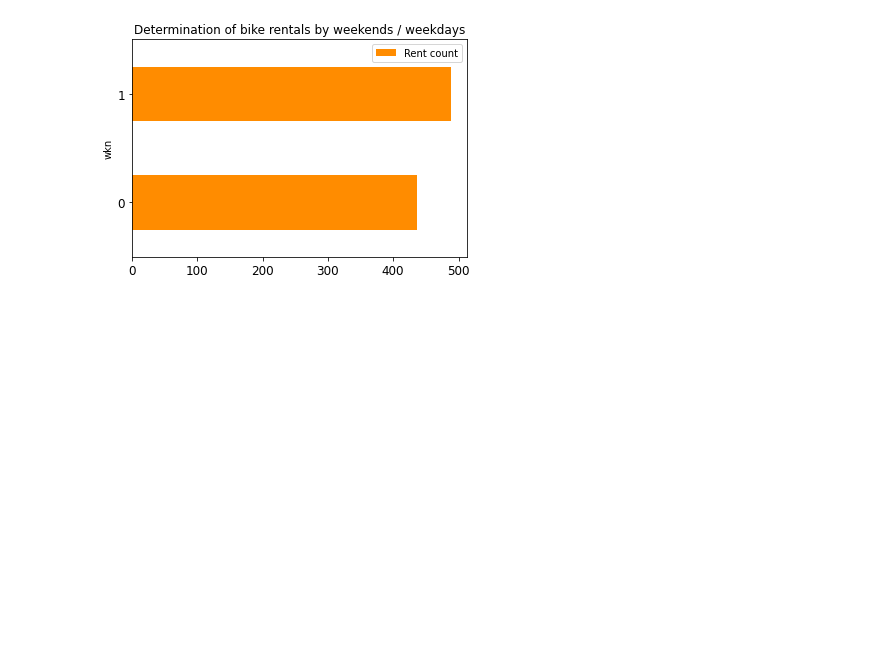
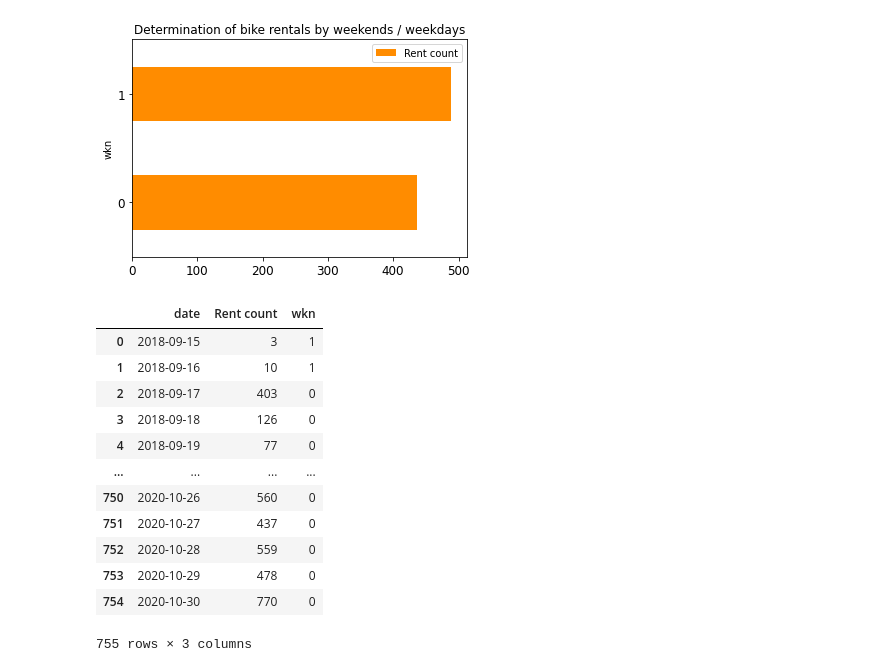
Before and after one commit to tompoles/Portfolio, a Jupyter notebook: Edinbourgh_bikes_engeto_project.ipynb, the cells around one changed output. Cells and saved outputs as stored; diff of their text form; code cells hidden in the pictures; blank space fills up the shorter version.

```diff
--- a/Edinbourgh_bikes_engeto_project.ipynb
+++ b/Edinbourgh_bikes_engeto_project.ipynb
@@ -615,0 +645,16 @@ wkn_df
+# %%
+df_dem
+# %% [output]
+|  | date | Rent count | wkn |
+| 0 | 2018-09-15 | 3 | 1 |
+| 1 | 2018-09-16 | 10 | 1 |
+| 2 | 2018-09-17 | 403 | 0 |
+| 3 | 2018-09-18 | 126 | 0 |
+| 4 | 2018-09-19 | 77 | 0 |
+| ... | ... | ... | ... |
+| 750 | 2020-10-26 | 560 | 0 |
+| 751 | 2020-10-27 | 437 | 0 |
+| 752 | 2020-10-28 | 559 | 0 |
+| 753 | 2020-10-29 | 478 | 0 |
+| 754 | 2020-10-30 | 770 | 0 |
+755 rows × 3 columns
```
Also changed, not shown: parts of 20 cells of this notebook.
